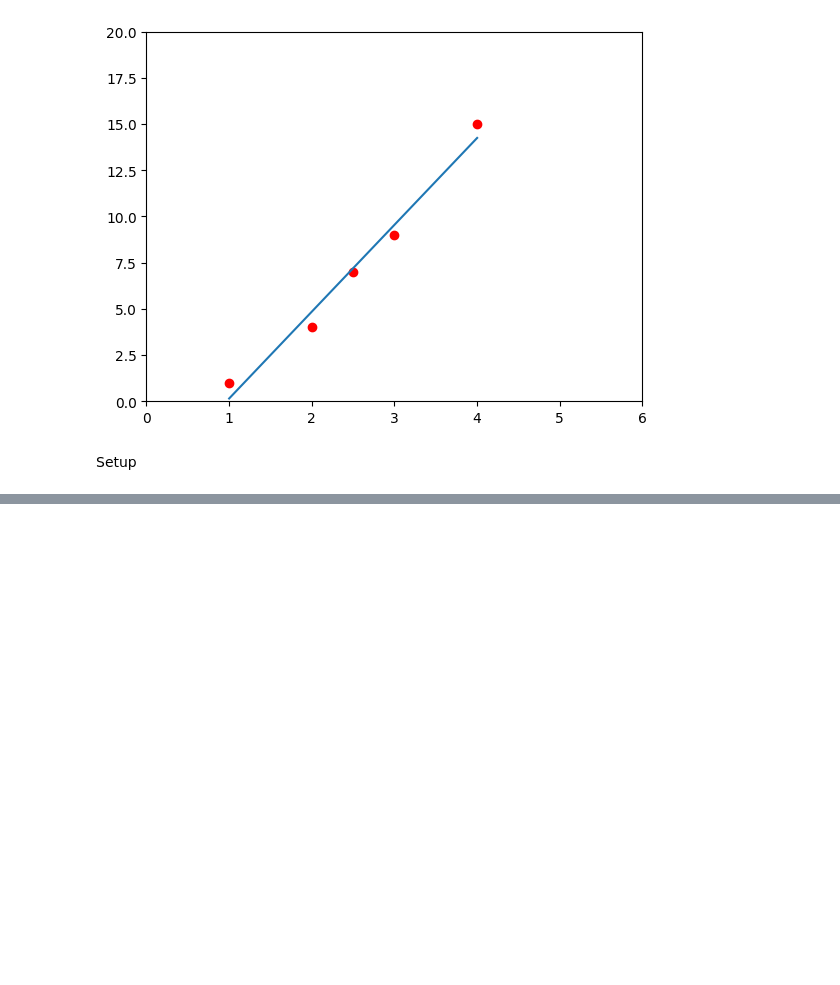
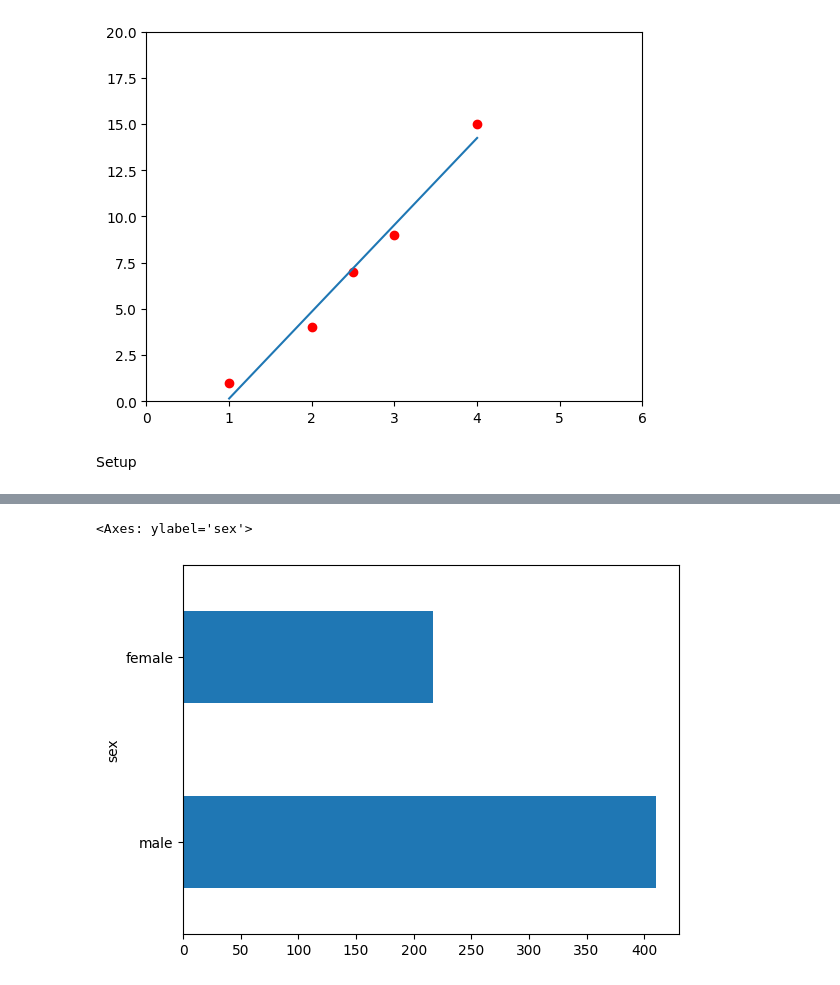
Before and after one commit to aarinz/data-science-practice, a Jupyter notebook: Tensorflow/Core learning algorithms.ipynb, the cells around one changed output, grey strips where cells are left out. Saved outputs shown, nothing was run; the diff lists cells and outputs as text; code cells hidden in the pictures; blank space fills up the shorter version.

```diff
--- a/Tensorflow/Core learning algorithms.ipynb
+++ b/Tensorflow/Core learning algorithms.ipynb
@@ -45,0 +89,5 @@ import tensorflow as tf
+# %%
+dftrain.sex.value_counts().plot(kind='barh')
+# %% [output]
+<Axes: ylabel='sex'>
+[figure, added]
```
Also changed, not shown: parts of 8 cells of this notebook, 2 other files.
